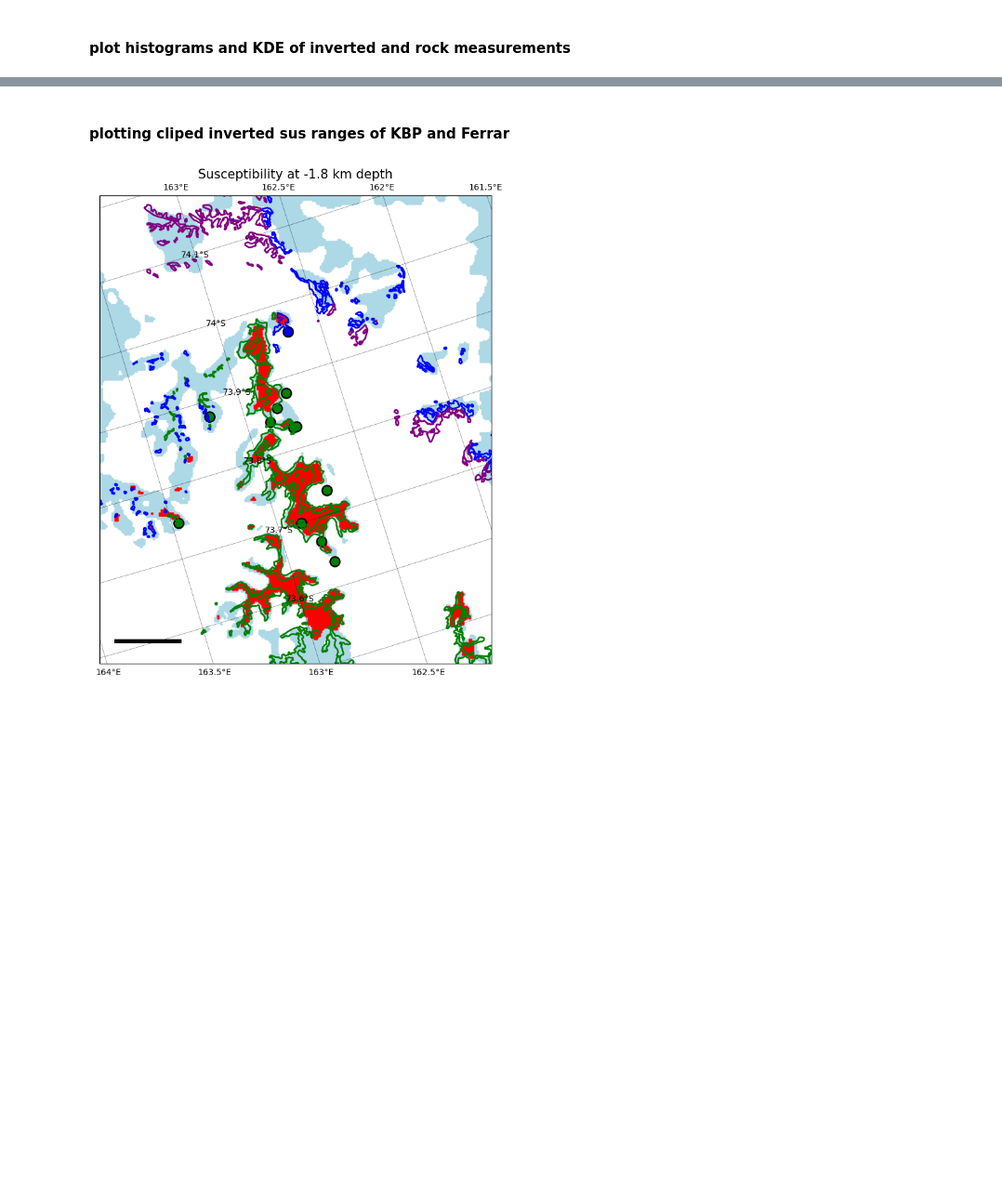
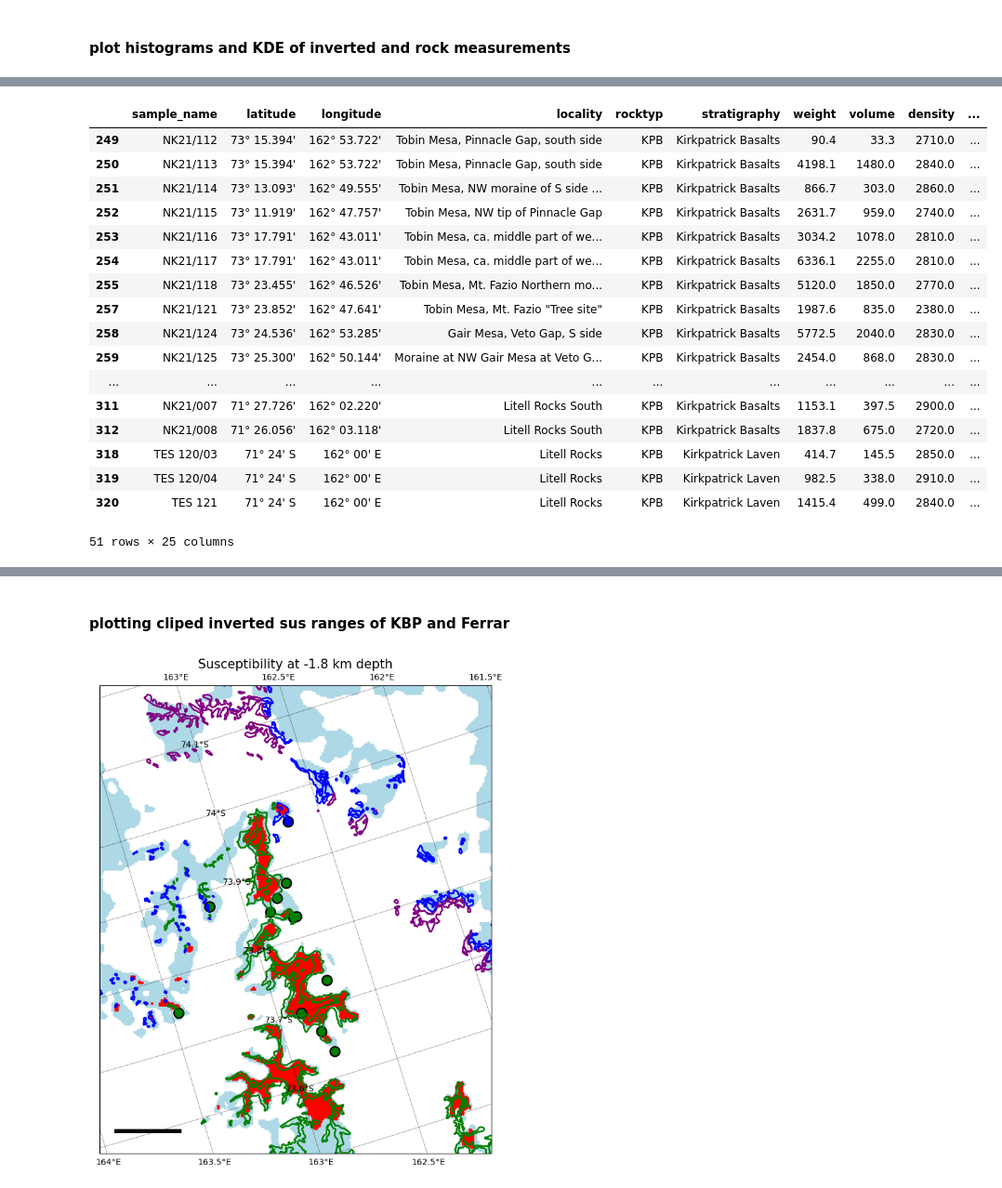
Before and after one commit to MaximilianLowe/Local_inversion_and_rock_properties_nVL_GJI_2024, a Jupyter notebook: jupyter_notebook_2_Illustrate_magnetic_inversion_Mesa_Range.ipynb, the cells around one changed output, grey strips where cells are left out. Shown at 93% size. Cells and saved outputs as stored; diff of their text form; code cells hidden in the pictures; blank space fills up the shorter version.

```diff
--- a/jupyter_notebook_2_Illustrate_magnetic_inversion_Mesa_Range.ipynb
+++ b/jupyter_notebook_2_Illustrate_magnetic_inversion_Mesa_Range.ipynb
@@ -843,0 +836,21 @@ plt.savefig(export_fig_path + "inverted_ferrar_kpb_GHI",dpi=300,facecolor=figure
+# %%
+NAPA_Kirkpatrick_Basalts_basalt_only_ps_gpdf
+# %% [output]
+|  | sample_name | latitude | longitude | locality | rocktyp | stratigraphy | weight | volume | density | ... |
+| 249 | NK21/112 | 73° 15.394' | 162° 53.722' | Tobin Mesa, Pinnacle Gap, south side | KPB | Kirkpatrick Basalts | 90.4 | 33.3 | 2710.0 | ... |
+| 250 | NK21/113 | 73° 15.394' | 162° 53.722' | Tobin Mesa, Pinnacle Gap, south side | KPB | Kirkpatrick Basalts | 4198.1 | 1480.0 | 2840.0 | ... |
+| 251 | NK21/114 | 73° 13.093' | 162° 49.555' | Tobin Mesa, NW moraine of S side ... | KPB | Kirkpatrick Basalts | 866.7 | 303.0 | 2860.0 | ... |
+| 252 | NK21/115 | 73° 11.919' | 162° 47.757' | Tobin Mesa, NW tip of Pinnacle Gap | KPB | Kirkpatrick Basalts | 2631.7 | 959.0 | 2740.0 | ... |
+| 253 | NK21/116 | 73° 17.791' | 162° 43.011' | Tobin Mesa, ca. middle part of we... | KPB | Kirkpatrick Basalts | 3034.2 | 1078.0 | 2810.0 | ... |
+| 254 | NK21/117 | 73° 17.791' | 162° 43.011' | Tobin Mesa, ca. middle part of we... | KPB | Kirkpatrick Basalts | 6336.1 | 2255.0 | 2810.0 | ... |
+| 255 | NK21/118 | 73° 23.455' | 162° 46.526' | Tobin Mesa, Mt. Fazio Northern mo... | KPB | Kirkpatrick Basalts | 5120.0 | 1850.0 | 2770.0 | ... |
+| 257 | NK21/121 | 73° 23.852' | 162° 47.641' | Tobin Mesa, Mt. Fazio "Tree site" | KPB | Kirkpatrick Basalts | 1987.6 | 835.0 | 2380.0 | ... |
+| 258 | NK21/124 | 73° 24.536' | 162° 53.285' | Gair Mesa, Veto Gap, S side | KPB | Kirkpatrick Basalts | 5772.5 | 2040.0 | 2830.0 | ... |
+| 259 | NK21/125 | 73° 25.300' | 162° 50.144' | Moraine at NW Gair Mesa at Veto G... | KPB | Kirkpatrick Basalts | 2454.0 | 868.0 | 2830.0 | ... |
+| ... | ... | ... | ... | ... | ... | ... | ... | ... | ... | ... |
+| 311 | NK21/007 | 71° 27.726' | 162° 02.220' | Litell Rocks South | KPB | Kirkpatrick Basalts | 1153.1 | 397.5 | 2900.0 | ... |
+| 312 | NK21/008 | 71° 26.056' | 162° 03.118' | Litell Rocks South | KPB | Kirkpatrick Basalts | 1837.8 | 675.0 | 2720.0 | ... |
+| 318 | TES 120/03 | 71° 24' S | 162° 00' E | Litell Rocks | KPB | Kirkpatrick Laven | 414.7 | 145.5 | 2850.0 | ... |
+| 319 | TES 120/04 | 71° 24' S | 162° 00' E | Litell Rocks | KPB | Kirkpatrick Laven | 982.5 | 338.0 | 2910.0 | ... |
+| 320 | TES 121 | 71° 24' S | 162° 00' E | Litell Rocks | KPB | Kirkpatrick Laven | 1415.4 | 499.0 | 2840.0 | ... |
+51 rows × 25 columns
```
Also changed, not shown: parts of 5 cells of this notebook, 22 other files.
